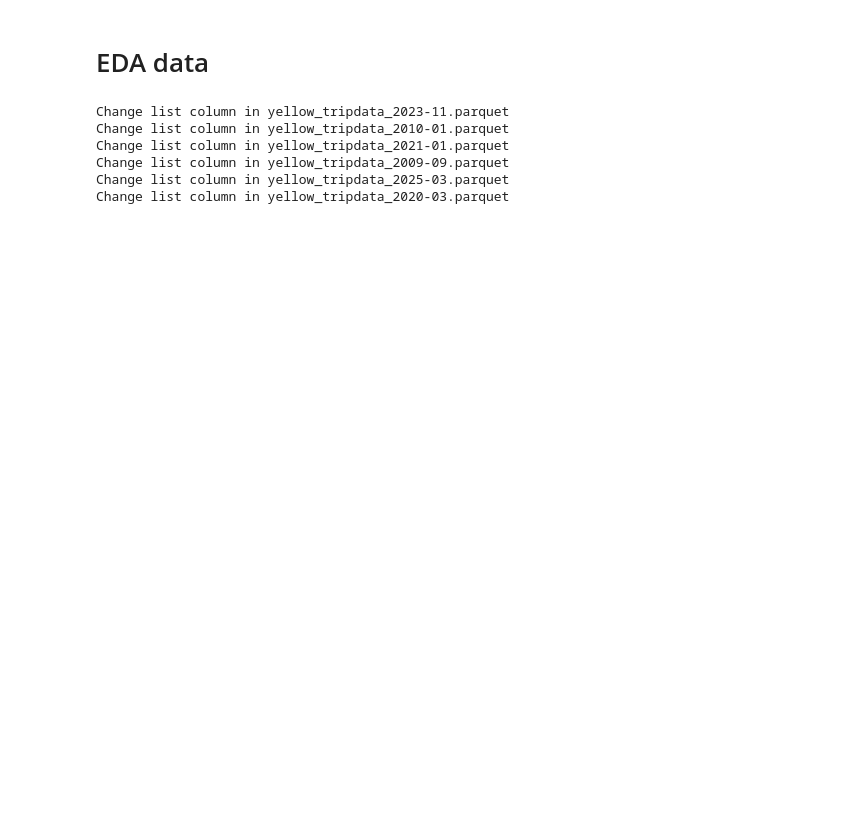
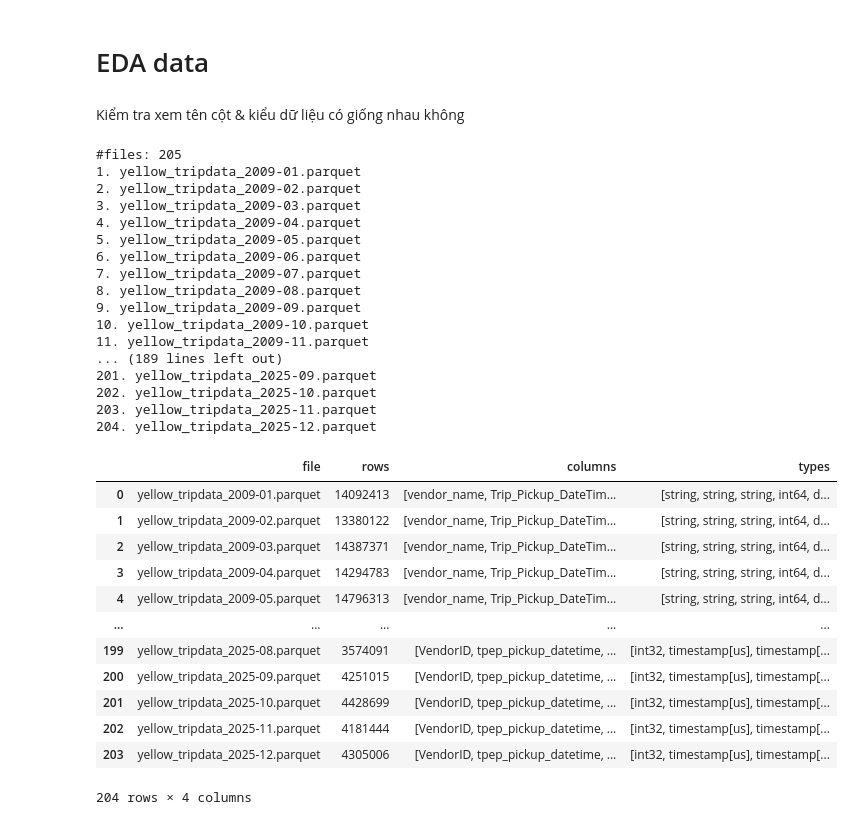
Before and after one commit to baolongnguyenmac/ml-ops, a Jupyter notebook: src/notebooks/eda.ipynb, the cells around one changed output. Cells and saved outputs as stored; diff of their text form; code cells hidden in the pictures; blank space fills up the shorter version.

Commit message:
download raw data + eda

```diff
--- a/src/notebooks/eda.ipynb
+++ b/src/notebooks/eda.ipynb
@@ -1,4 +1,6 @@
 # %% [markdown]
 # EDA data
+# %% [markdown]
+Kiểm tra xem tên cột & kiểu dữ liệu có giống nhau không
 # %%
 import pandas as pd
@@ -7,23 +11,56 @@ from pathlib import Path
 # %%
-list_cols = set()
-prev_len = 0
+fs = s3fs.S3FileSystem()
 
-parquet_files = list(Path('../../data').rglob('*.parquet'))
-for filepath in parquet_files:
-    df = pd.read_parquet(filepath)
-    # print(f'File: {filepath.name}')
-    # print(f'Shape: {df.shape}')
-    # print(f'List columns: {df.columns}')
-    list_cols.add('|'.join(list(df.columns)))
-    if len(list_cols) > prev_len:
-        print(f'Change list column in {filepath.name}')
-        prev_len = len(list_cols)
+data_dir = 's3://flezi-agent/nyc-taxi/'
+profiles = []
+list_files = fs.listdir(data_dir)
+print(f'#files: {len(list_files)}')
 
-    del df
+for idx, item in enumerate(list_files):
+    filename = item['Key'].split('/')[-1]
+    filepath = os.path.join(data_dir, filename)
+
+    if item['Key'].endswith('.parquet'):
+        print(f'{idx}. {filename}')
+        meta = pq.read_metadata(filepath)
+        schema = pq.read_schema(filepath)
+        profiles.append({
+            "file": filename,
+            "rows": meta.num_rows,
+            "columns": schema.names,
+            "types": [str(schema.field(c).type) for c in schema.names],
+        })
+
+profile_df = pd.DataFrame(profiles)
+profile_df
 # %% [output]
-Change list column in yellow_tripdata_2023-11.parquet
-Change list column in yellow_tripdata_2010-01.parquet
-Change list column in yellow_tripdata_2021-01.parquet
-Change list column in yellow_tripdata_2009-09.parquet
-Change list column in yellow_tripdata_2025-03.parquet
-Change list column in yellow_tripdata_2020-03.parquet
+#files: 205
+1. yellow_tripdata_2009-01.parquet
+2. yellow_tripdata_2009-02.parquet
+3. yellow_tripdata_2009-03.parquet
+4. yellow_tripdata_2009-04.parquet
+5. yellow_tripdata_2009-05.parquet
+6. yellow_tripdata_2009-06.parquet
+7. yellow_tripdata_2009-07.parquet
+8. yellow_tripdata_2009-08.parquet
+9. yellow_tripdata_2009-09.parquet
+10. yellow_tripdata_2009-10.parquet
+11. yellow_tripdata_2009-11.parquet
+... (189 lines left out)
+201. yellow_tripdata_2025-09.parquet
+202. yellow_tripdata_2025-10.parquet
+203. yellow_tripdata_2025-11.parquet
+204. yellow_tripdata_2025-12.parquet
+|  | file | rows | columns | types |
+| 0 | yellow_tripdata_2009-01.parquet | 14092413 | [vendor_name, Trip_Pickup_DateTim... | [string, string, string, int64, d... |
+| 1 | yellow_tripdata_2009-02.parquet | 13380122 | [vendor_name, Trip_Pickup_DateTim... | [string, string, string, int64, d... |
+| 2 | yellow_tripdata_2009-03.parquet | 14387371 | [vendor_name, Trip_Pickup_DateTim... | [string, string, string, int64, d... |
+| 3 | yellow_tripdata_2009-04.parquet | 14294783 | [vendor_name, Trip_Pickup_DateTim... | [string, string, string, int64, d... |
+| 4 | yellow_tripdata_2009-05.parquet | 14796313 | [vendor_name, Trip_Pickup_DateTim... | [string, string, string, int64, d... |
+| ... | ... | ... | ... | ... |
+| 199 | yellow_tripdata_2025-08.parquet | 3574091 | [VendorID, tpep_pickup_datetime, ... | [int32, timestamp[us], timestamp[... |
+| 200 | yellow_tripdata_2025-09.parquet | 4251015 | [VendorID, tpep_pickup_datetime, ... | [int32, timestamp[us], timestamp[... |
+| 201 | yellow_tripdata_2025-10.parquet | 4428699 | [VendorID, tpep_pickup_datetime, ... | [int32, timestamp[us], timestamp[... |
+| 202 | yellow_tripdata_2025-11.parquet | 4181444 | [VendorID, tpep_pickup_datetime, ... | [int32, timestamp[us], timestamp[... |
+| 203 | yellow_tripdata_2025-12.parquet | 4305006 | [VendorID, tpep_pickup_datetime, ... | [int32, timestamp[us], timestamp[... |
+204 rows × 4 columns
```
Also changed, not shown: parts of 22 cells of this notebook, 5 other files.
